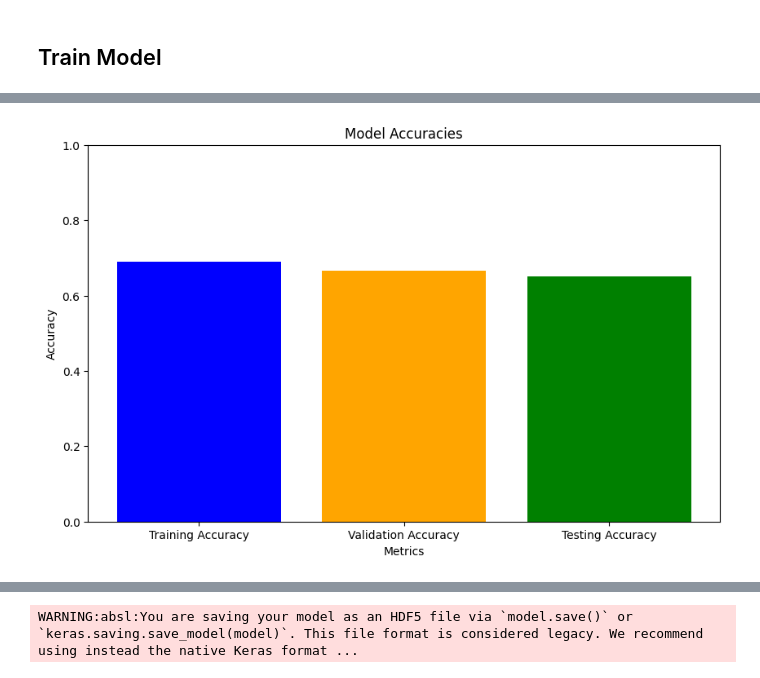
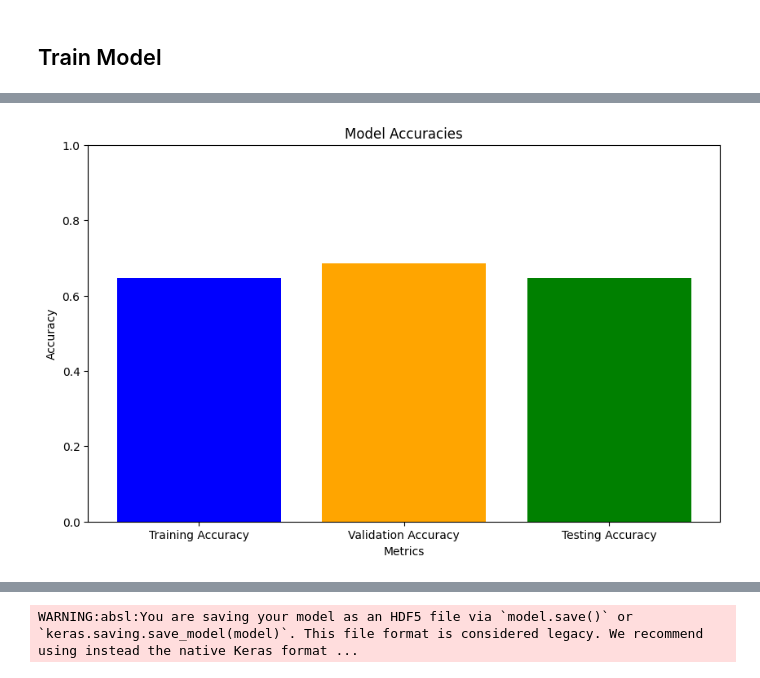
Before and after one commit to Bangkit-C242-PS177/ML, a Jupyter notebook: skin_type.ipynb, the cells around one changed output, grey strips where cells are left out. Cells and saved outputs as stored; diff of their text form; code cells hidden in the pictures.

```diff
--- a/skin_type.ipynb
+++ b/skin_type.ipynb
@@ -353,24 +354,26 @@ Testing Loss: 5.064968585968018, Testing Accuracy: 0.6509804129600525
 # %%
-# Ambil nilai akurasi pada epoch terakhir
-final_train_accuracy = history.history['accuracy'][-1]
-final_val_accuracy = history.history['val_accuracy'][-1]
+# Ambil nilai akurasi pada epoch terbaik
+best_epoch = np.argmax(history.history['val_accuracy'])
+
+train_accuracy = history.history['accuracy'][best_epoch]
+val_accuracy = history.history['val_accuracy'][best_epoch]
 
 # Akurasi data testing (sudah didapat dari evaluasi model sebelumnya)
 test_accuracy = accuracy
 
 # Buat bar chart
 labels = ['Training Accuracy', 'Validation Accuracy', 'Testing Accuracy']
-accuracies = [final_train_accuracy, final_val_accuracy, test_accuracy]
+accuracies = [train_accuracy, val_accuracy, test_accuracy]
 
 plt.figure(figsize=(10, 6))
 plt.bar(labels, accuracies, color=['blue', 'orange', 'green'])
 plt.ylim(0, 1)  # Atur batas y dari 0 sampai 1
 plt.xlabel('Metrics')
 plt.ylabel('Accuracy')
 plt.title('Model Accuracies')
 plt.show()
 # %% [output]
-[figure, old version]
+[figure, new version]
 # %%
 # Membuat prediksi pada data testing
 y_pred = model.predict(ds_test)
```
Also changed, not shown: parts of 4 cells of this notebook, 2 other files.
